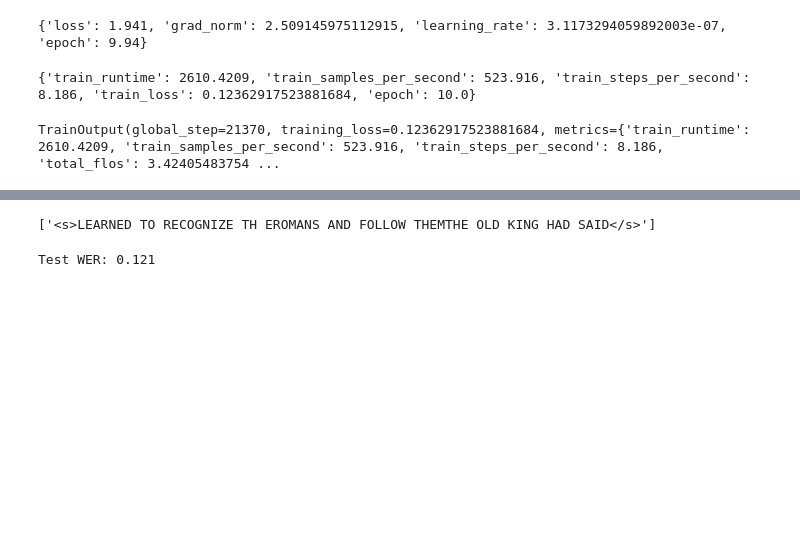
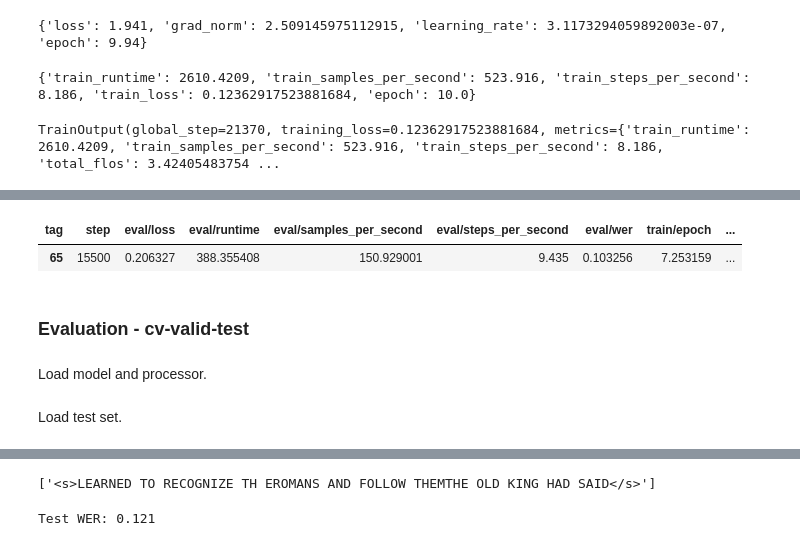
Before and after one commit to teofc111/asr_project, a Jupyter notebook: asr-train/cv-train-2a.ipynb, the cells around one changed output, grey strips where cells are left out. Drawn from its saved outputs; the diff is of its cells as text; code cells hidden in the pictures; blank space fills up the shorter version.

Commit message:
Completed evaluation and comparison against test and dev sets

```diff
--- a/asr-train/cv-train-2a.ipynb
+++ b/asr-train/cv-train-2a.ipynb
@@ -878,0 +869,9 @@ df
+# %%
+df_eval.loc[df_eval['eval/wer']==df_eval['eval/wer'].min(),:]
+# %% [output]
+| tag | step | eval/loss | eval/runtime | eval/samples_per_second | eval/steps_per_second | eval/wer | train/epoch | ... |
+| 65 | 15500 | 0.206327 | 388.355408 | 150.929001 | 9.435 | 0.103256 | 7.253159 | ... |
+# %% [markdown]
+### Evaluation - cv-valid-test
+# %% [markdown]
+Load model and processor.
@@ -878,0 +882,2 @@ df
+# %% [markdown]
+Load test set.
```
Also changed, not shown: parts of 19 cells of this notebook, 1 other file.
